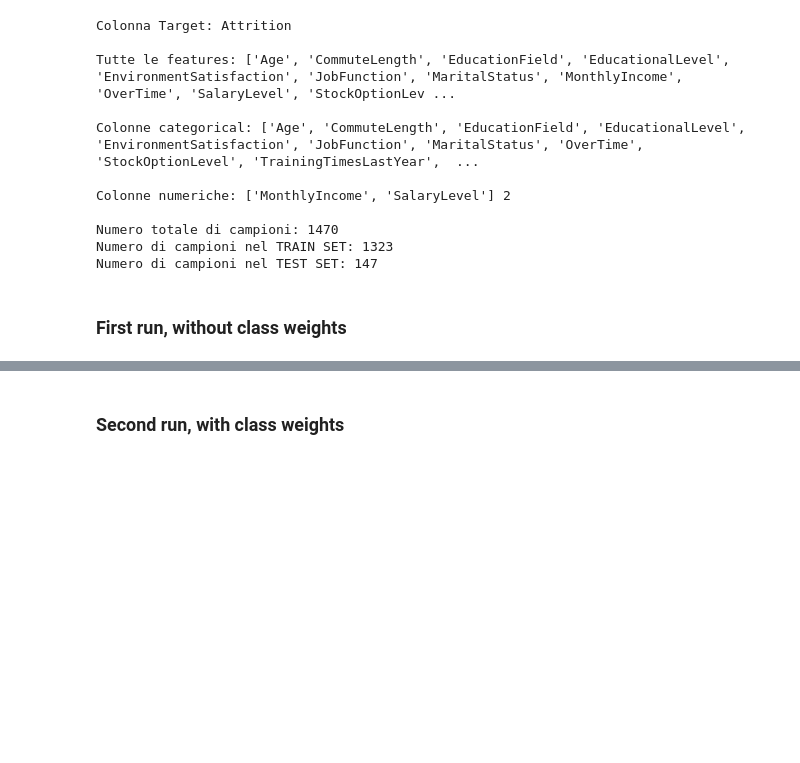
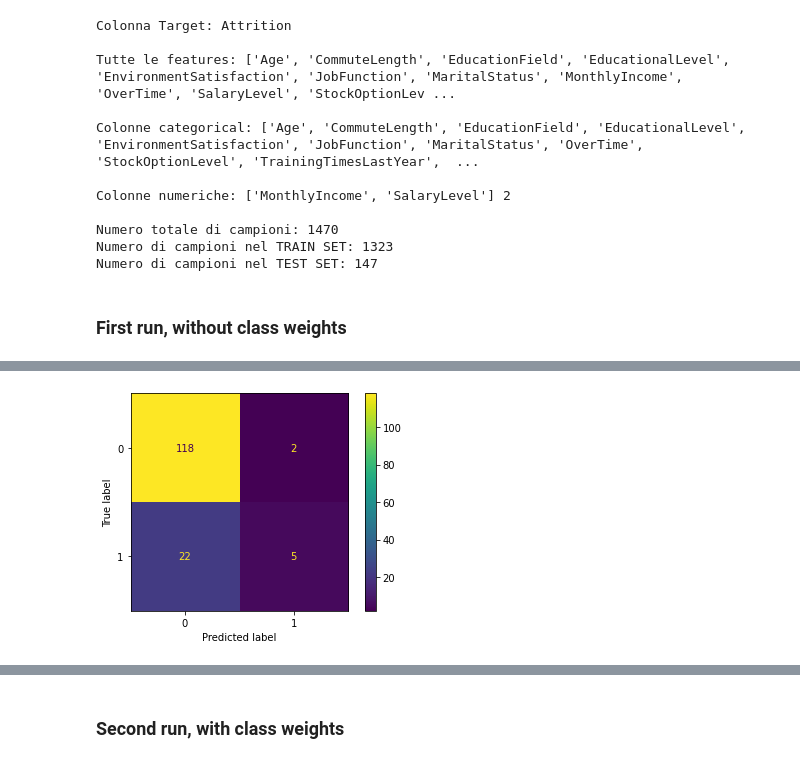
Before and after one commit to luigisaetta/catboost-employee-attrition, a Jupyter notebook: catboost1.ipynb, the cells around one changed output, grey strips where cells are left out. Saved outputs shown, nothing was run; the diff lists cells and outputs as text; code cells hidden in the pictures; blank space fills up the shorter version.

```diff
--- a/catboost1.ipynb
+++ b/catboost1.ipynb
@@ -291,0 +303,4 @@ mlflow.end_run()
+# %%
+plot_cm(model, x_test, y_test)
+# %% [output]
+[figure, added]
```
Also changed, not shown: parts of 9 cells of this notebook, 4 other files.
